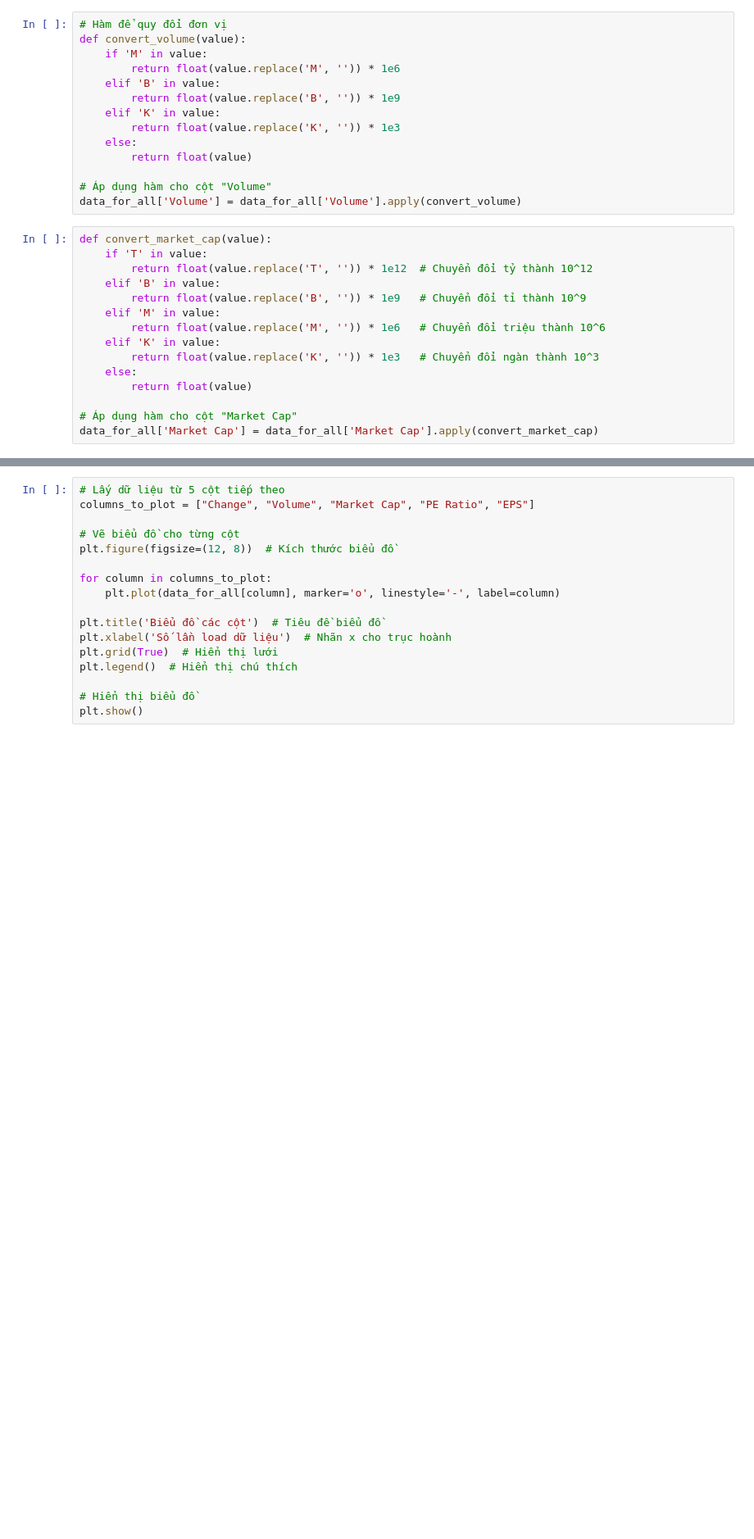
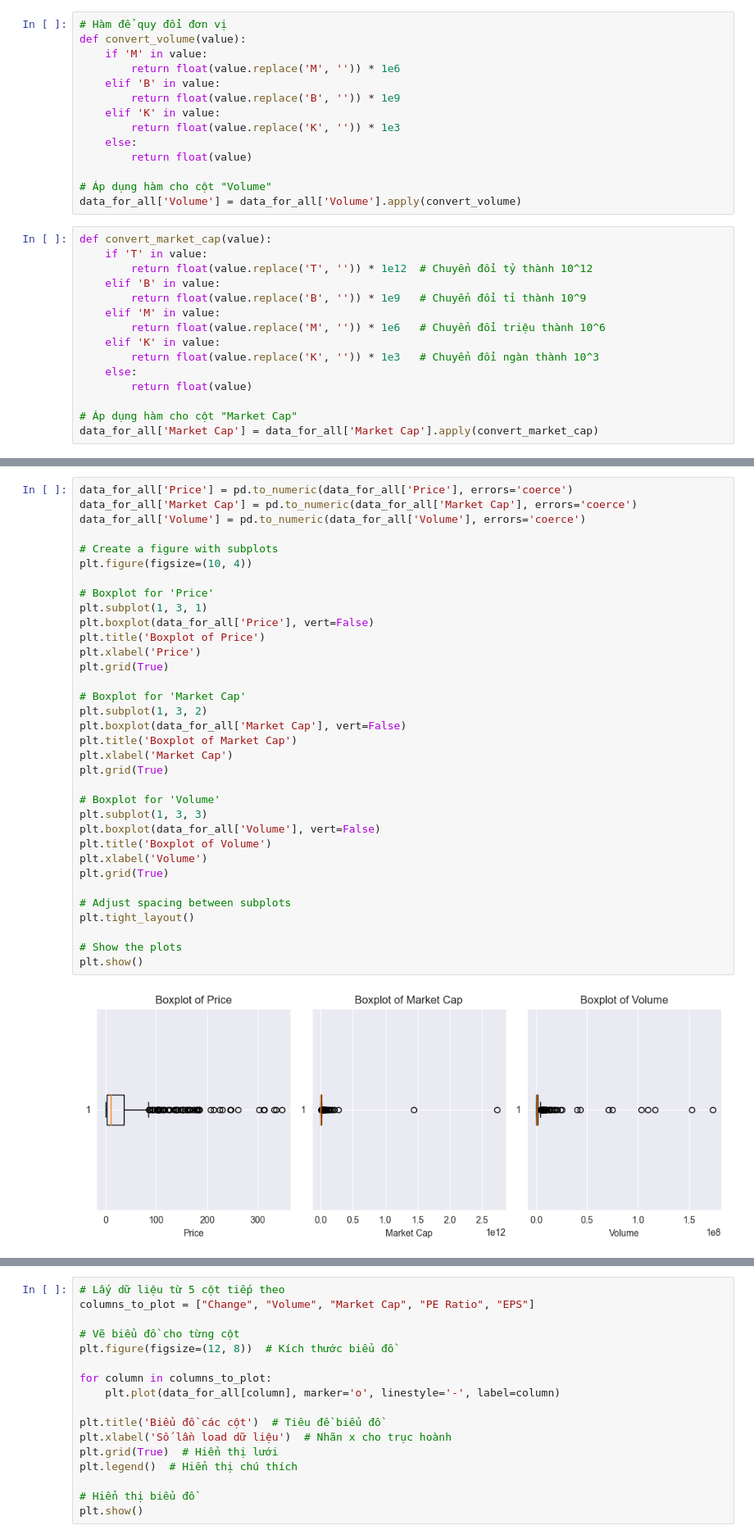
Before and after one commit to lhquan502/DATA-PROJECT, a Jupyter notebook: TradingView.ipynb, the cells around one changed output, grey strips where cells are left out. Shown at 82% size. Drawn from its saved outputs; the diff is of its cells as text; blank space fills up the shorter version.

```diff
--- a/TradingView.ipynb
+++ b/TradingView.ipynb
@@ -138,0 +187,36 @@ data_for_all
+# %%
+data_for_all['Price'] = pd.to_numeric(data_for_all['Price'], errors='coerce')
+data_for_all['Market Cap'] = pd.to_numeric(data_for_all['Market Cap'], errors='coerce')
+data_for_all['Volume'] = pd.to_numeric(data_for_all['Volume'], errors='coerce')
+
+# Create a figure with subplots
+plt.figure(figsize=(10, 4))
+
+# Boxplot for 'Price'
+plt.subplot(1, 3, 1)
+plt.boxplot(data_for_all['Price'], vert=False)
+plt.title('Boxplot of Price')
+plt.xlabel('Price')
+plt.grid(True)
+
+# Boxplot for 'Market Cap'
+plt.subplot(1, 3, 2)
+plt.boxplot(data_for_all['Market Cap'], vert=False)
+plt.title('Boxplot of Market Cap')
+plt.xlabel('Market Cap')
+plt.grid(True)
+
+# Boxplot for 'Volume'
+plt.subplot(1, 3, 3)
+plt.boxplot(data_for_all['Volume'], vert=False)
+plt.title('Boxplot of Volume')
+plt.xlabel('Volume')
+plt.grid(True)
+
+# Adjust spacing between subplots
+plt.tight_layout()
+
+# Show the plots
+plt.show()
+# %% [output]
+[figure, added]
```
Also changed, not shown: parts of 17 cells of this notebook.
